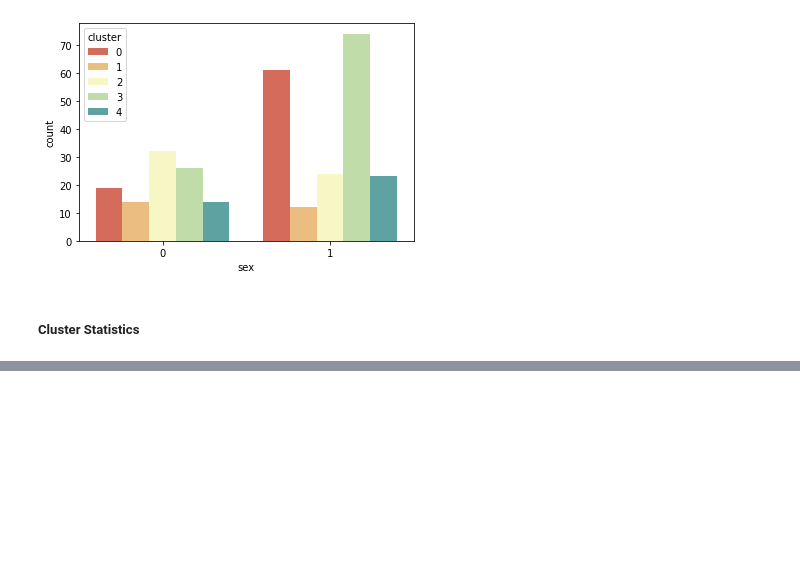
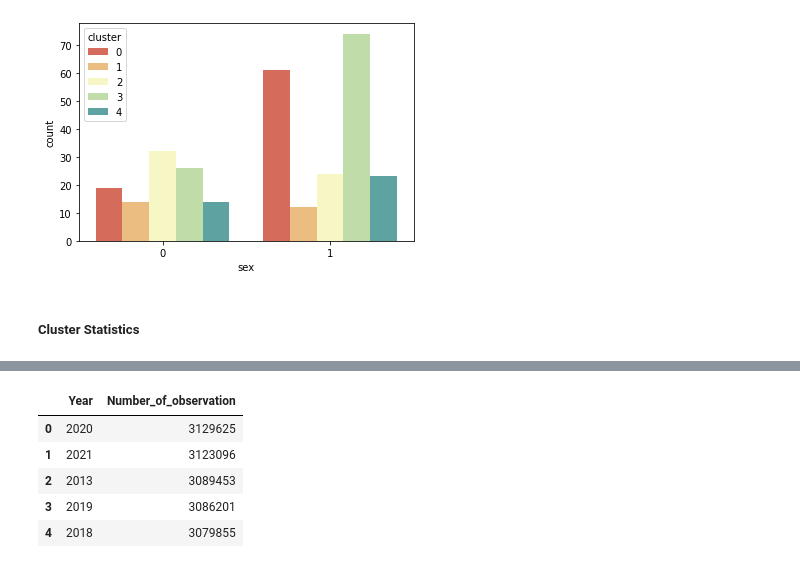
Before and after one commit to setegnworku/ACGG, a Jupyter notebook: Clustering_Mixed_Data.ipynb, the cells around one changed output, grey strips where cells are left out. Saved outputs shown, nothing was run; the diff lists cells and outputs as text; code cells hidden in the pictures; blank space fills up the shorter version.

```diff
--- a/Clustering_Mixed_Data.ipynb
+++ b/Clustering_Mixed_Data.ipynb
@@ -263,0 +281,12 @@ df[df["cluster"] == 2].describe()
+# %%
+#Here I am just showing the number of observations of the dataset per year.
+dfyear=pd.read_csv("peryear.csv",sep="\t",header=None)
+dfyear.columns = ["Year", "Number_of_observation"]
+dfyear.head()
+# %% [output]
+|  | Year | Number_of_observation |
+| 0 | 2020 | 3129625 |
+| 1 | 2021 | 3123096 |
+| 2 | 2013 | 3089453 |
+| 3 | 2019 | 3086201 |
+| 4 | 2018 | 3079855 |
```
Also changed, not shown: parts of 20 cells of this notebook.
